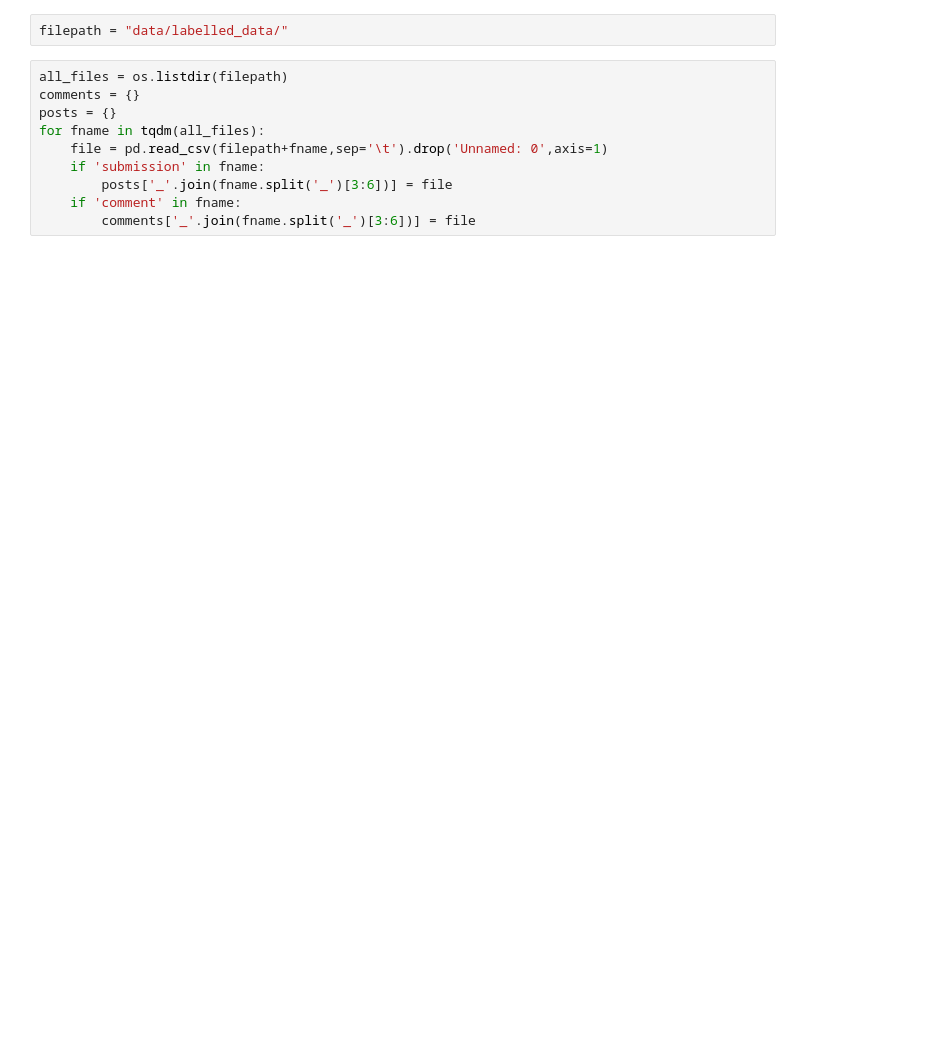
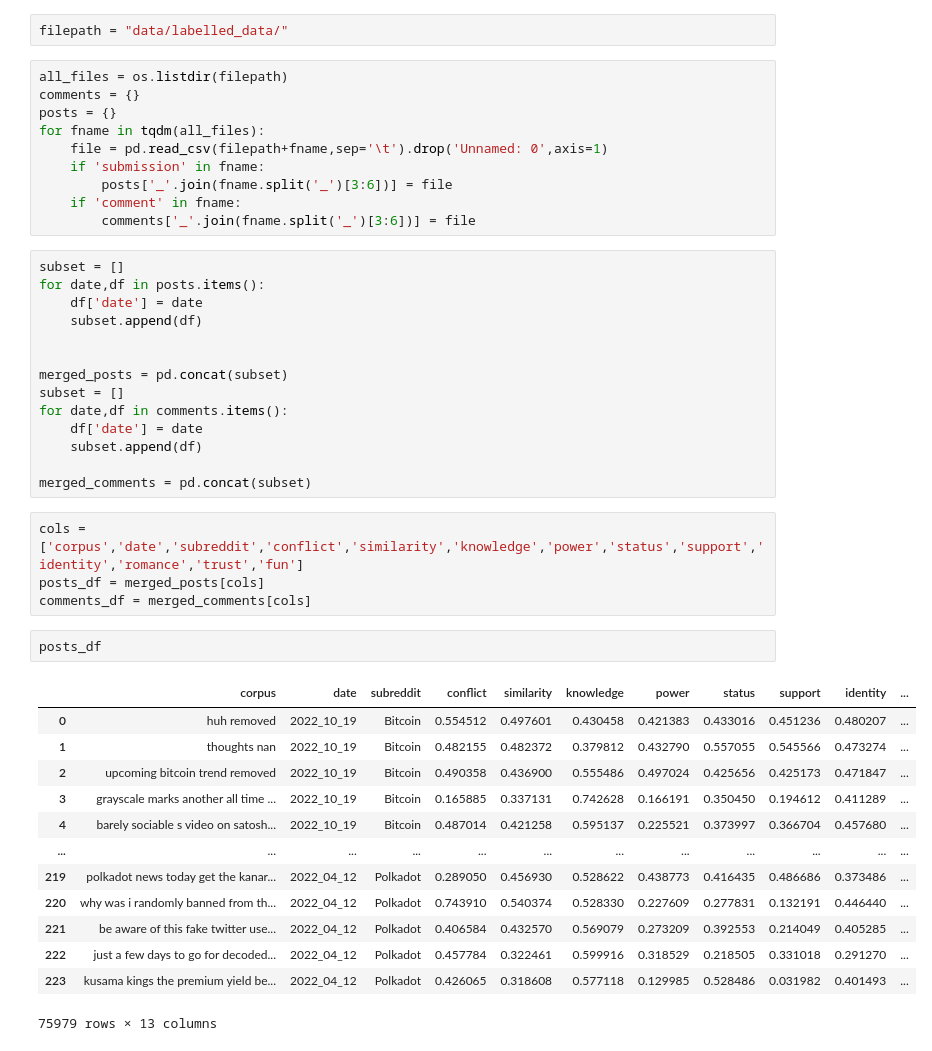
Before and after one commit to DueViktor/WildDataExam, a Jupyter notebook: CorrelationAnalysis.ipynb, the cells around one changed output. Saved outputs shown, nothing was run; the diff lists cells and outputs as text; blank space fills up the shorter version.

```diff
--- a/CorrelationAnalysis.ipynb
+++ b/CorrelationAnalysis.ipynb
@@ -17,3 +19,37 @@ for fname in tqdm(all_files):
         posts['_'.join(fname.split('_')[3:6])] = file
     if 'comment' in fname:
         comments['_'.join(fname.split('_')[3:6])] = file
+# %%
+subset = []
+for date,df in posts.items():
+    df['date'] = date
+    subset.append(df)
+
+
+merged_posts = pd.concat(subset)
+subset = []
+for date,df in comments.items():
+    df['date'] = date
+    subset.append(df)
+
+merged_comments = pd.concat(subset)
+# %%
+cols = ['corpus','date','subreddit','conflict','similarity','knowledge','power','status','support','identity','romance','trust','fun']
+posts_df = merged_posts[cols]
+comments_df = merged_comments[cols]
+# %%
+posts_df
+# %% [output]
+|  | corpus | date | subreddit | conflict | similarity | knowledge | power | status | support | identity | ... |
+| 0 | huh removed | 2022_10_19 | Bitcoin | 0.554512 | 0.497601 | 0.430458 | 0.421383 | 0.433016 | 0.451236 | 0.480207 | ... |
+| 1 | thoughts nan | 2022_10_19 | Bitcoin | 0.482155 | 0.482372 | 0.379812 | 0.432790 | 0.557055 | 0.545566 | 0.473274 | ... |
+| 2 | upcoming bitcoin trend removed | 2022_10_19 | Bitcoin | 0.490358 | 0.436900 | 0.555486 | 0.497024 | 0.425656 | 0.425173 | 0.471847 | ... |
+| 3 | grayscale marks another all time ... | 2022_10_19 | Bitcoin | 0.165885 | 0.337131 | 0.742628 | 0.166191 | 0.350450 | 0.194612 | 0.411289 | ... |
+| 4 | barely sociable s video on satosh... | 2022_10_19 | Bitcoin | 0.487014 | 0.421258 | 0.595137 | 0.225521 | 0.373997 | 0.366704 | 0.457680 | ... |
+| ... | ... | ... | ... | ... | ... | ... | ... | ... | ... | ... | ... |
+| 219 | polkadot news today get the kanar... | 2022_04_12 | Polkadot | 0.289050 | 0.456930 | 0.528622 | 0.438773 | 0.416435 | 0.486686 | 0.373486 | ... |
+| 220 | why was i randomly banned from th... | 2022_04_12 | Polkadot | 0.743910 | 0.540374 | 0.528330 | 0.227609 | 0.277831 | 0.132191 | 0.446440 | ... |
+| 221 | be aware of this fake twitter use... | 2022_04_12 | Polkadot | 0.406584 | 0.432570 | 0.569079 | 0.273209 | 0.392553 | 0.214049 | 0.405285 | ... |
+| 222 | just a few days to go for decoded... | 2022_04_12 | Polkadot | 0.457784 | 0.322461 | 0.599916 | 0.318529 | 0.218505 | 0.331018 | 0.291270 | ... |
+| 223 | kusama kings the premium yield be... | 2022_04_12 | Polkadot | 0.426065 | 0.318608 | 0.577118 | 0.129985 | 0.528486 | 0.031982 | 0.401493 | ... |
+75979 rows × 13 columns
```
Also changed, not shown: parts of 15 cells of this notebook, 3 other files.
